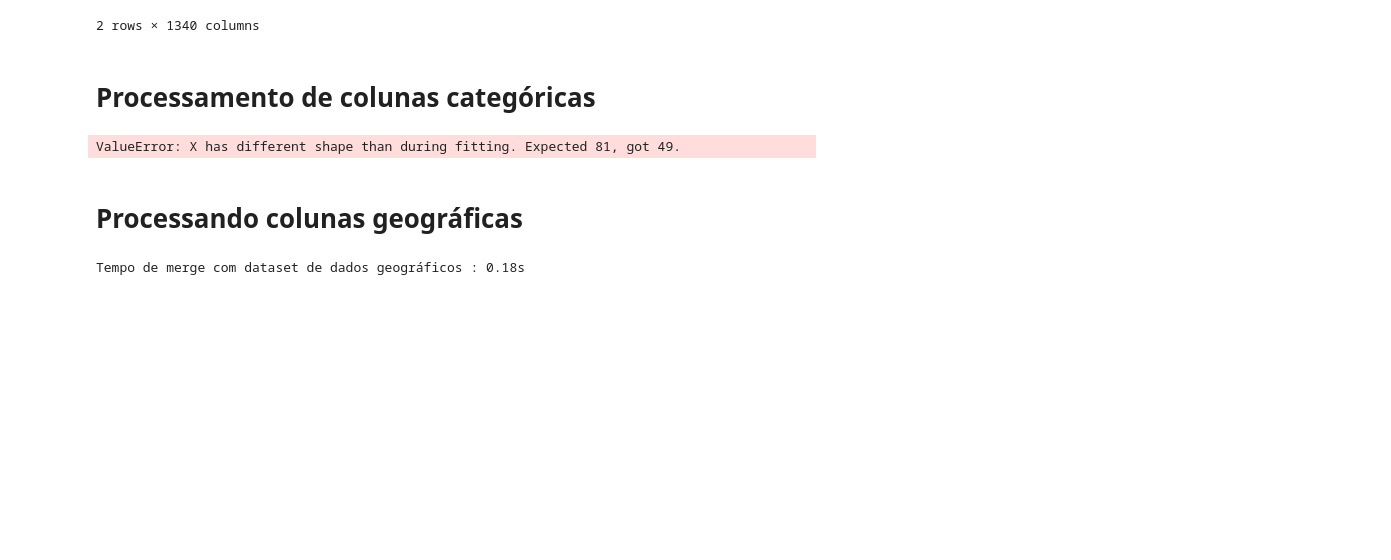
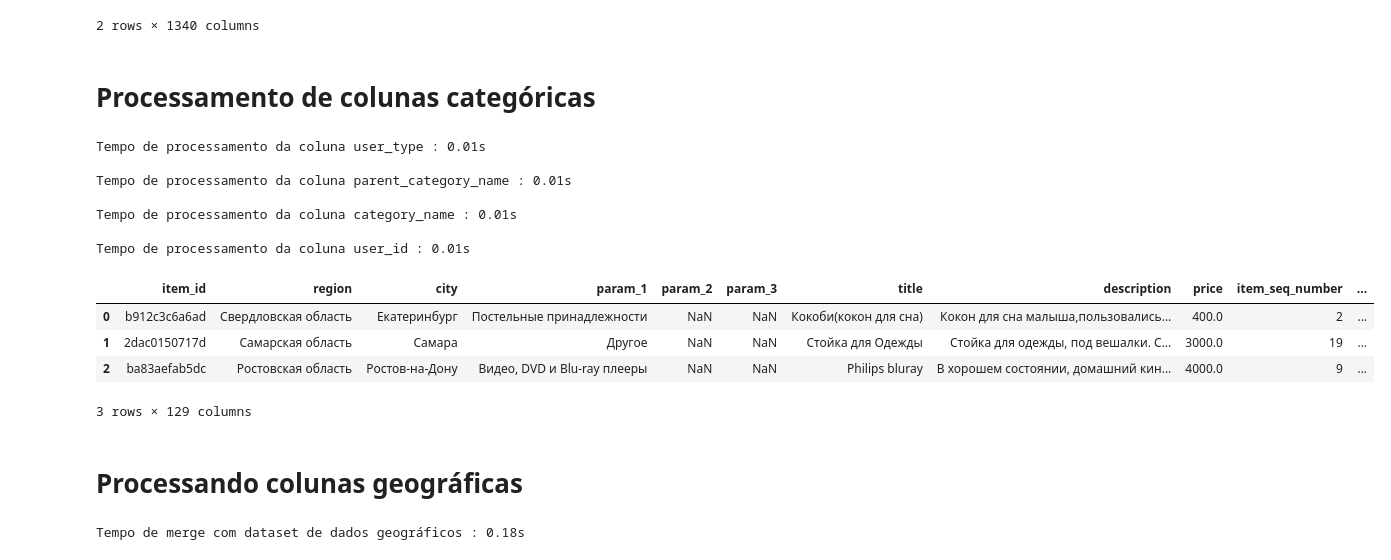
Before and after one commit to vinicius-alves/Kaggle-Avito-Challenge, a Jupyter notebook: notebook pré-processamento.ipynb, the cells around one changed output. Drawn from its saved outputs; the diff is of its cells as text; code cells hidden in the pictures; blank space fills up the shorter version.

```diff
--- a/notebook pré-processamento.ipynb
+++ b/notebook pré-processamento.ipynb
@@ -20,7 +20,7 @@ dtype={
        "image":object,
        "image_top_1":np.float32,
        "deal_probability":np.float32,
-       "item_seq_number": np.int,
+       "item_seq_number": np.uint,
        "item_id": object,
        "param_1": object,
        "param_2": object,
@@ -37,7 +37,8 @@ print('Tempo de carregamento dos CSVs: '+str("%.2f" % (end - start))+'s\n')
 
 
 text_columns = ['title','description']
-categorical_columns = ["parent_category_name","category_name","user_type", "user_id",'param_1','param_2','param_3']
+categorical_columns = ["user_type","parent_category_name","category_name", "user_id"] #,"param_1","param_2","param_3"]
+numeric_columns = ["price","image_top_1"]
 
 target_column = "deal_probability"
 
@@ -46,8 +47,14 @@ for column in text_columns:
     df_train[column].fillna(value='', inplace=True)
     df_test[column].fillna(value='', inplace=True)
 
+for column in numeric_columns:
+    df_train[column].fillna(value = df_train[column].mean(), inplace=True)
+    df_test[column].fillna(value = df_test[column].mean(), inplace=True)
+
+
 # Merge dataFrames train e test
-df_all_data = pd.concat([df_train[text_columns+categorical_columns],df_test[text_columns+categorical_columns]])
+df_all_data = pd.concat([df_train[text_columns+categorical_columns+numeric_columns],
+                         df_test [text_columns+categorical_columns+numeric_columns]])
 # %% [output]
 Tempo de carregamento dos CSVs: 0.01s
 # %% [markdown]
@@ -133,41 +140,59 @@ Tempo de processamento da coluna description : 0.66s
 # %%
 from sklearn.preprocessing import OneHotEncoder
 from sklearn import preprocessing
+
+num_linhas_treino = df_train[column].shape[0]
 
 for column in categorical_columns:
 
     start = time.time()
 
      # fit labels
     label_enc = preprocessing.LabelEncoder()
     label_enc.fit(df_all_data[column])
 
     # transform labels
-    column_label_encoded       = label_enc.transform(df_all_data[column]).reshape(1, -1)
-    train_column_label_encoded = label_enc.transform(df_train[column]).reshape(1, -1)
-    test_column_label_encoded  = label_enc.transform(df_test[column]).reshape(1, -1)
+    column_label_encoded = label_enc.transform(df_all_data[column]).reshape(-1,1)
 
-    # fit
-    one_hot_enc = OneHotEncoder()
-    one_hot_enc.fit(column_label_encoded)
+    # fit e transform usando OneHotEncoder
+    one_hot_enc = OneHotEncoder(dtype=np.float32)
+    column_transformed = one_hot_enc.fit_transform(column_label_encoded).toarray()
 
-    # transform
-    df_train_column_transformed = pd.DataFrame(one_hot_enc.transform(train_column_label_encoded).toarray())
-    df_test_column_transformed  = pd.DataFrame(one_hot_enc.transform(test_column_label_encoded).toarray())
+    # particionando resultado
+    df_train_column = pd.DataFrame(column_transformed[:num_linhas_treino])
+    df_test_column  = pd.DataFrame(column_transformed[num_linhas_treino:])
+
+    # removendo coluna linearmente dependente
+    df_train_column = df_train_column.drop(df_train_column.columns[-1], axis=1)
+    df_test_column  = df_test_column.drop(df_test_column.columns[-1], axis=1)
 
     # apagando colunas antigas
     df_train = df_train.drop(columns=[column])
     df_test  = df_test.drop(columns=[column])
 
     # Mergeando dataFrames
-    df_train = pd.concat([df_train, df_train_column_transformed], axis=1)
-    df_test =  pd.concat([df_test, df_test_column_transformed], axis=1)
+    df_train = pd.concat([df_train, df_train_column], axis=1)
+    df_test =  pd.concat([df_test, df_test_column], axis=1)
 
     end = time.time()
 
     print('Tempo de processamento da coluna '+column+' : '+str("%.2f" % (end - start))+'s\n')
+
+
+df_train.head(3)
 # %% [output]
-ValueError: X has different shape than during fitting. Expected 81, got 49.
+Tempo de processamento da coluna user_type : 0.01s
+
+Tempo de processamento da coluna parent_category_name : 0.01s
+
+Tempo de processamento da coluna category_name : 0.01s
+
+Tempo de processamento da coluna user_id : 0.01s
+|  | item_id | region | city | param_1 | param_2 | param_3 | title | description | price | item_seq_number | ... |
+| 0 | b912c3c6a6ad | Свердловская область | Екатеринбург | Постельные принадлежности | NaN | NaN | Кокоби(кокон для сна) | Кокон для сна малыша,пользовались... | 400.0 | 2 | ... |
+| 1 | 2dac0150717d | Самарская область | Самара | Другое | NaN | NaN | Стойка для Одежды | Стойка для одежды, под вешалки. С... | 3000.0 | 19 | ... |
+| 2 | ba83aefab5dc | Ростовская область | Ростов-на-Дону | Видео, DVD и Blu-ray плееры | NaN | NaN | Philips bluray | В хорошем состоянии, домашний кин... | 4000.0 | 9 | ... |
+3 rows × 129 columns
 # %% [markdown]
 # Processando colunas geográficas
 # %%
```
Also changed, not shown: parts of 1 cell of this notebook.
